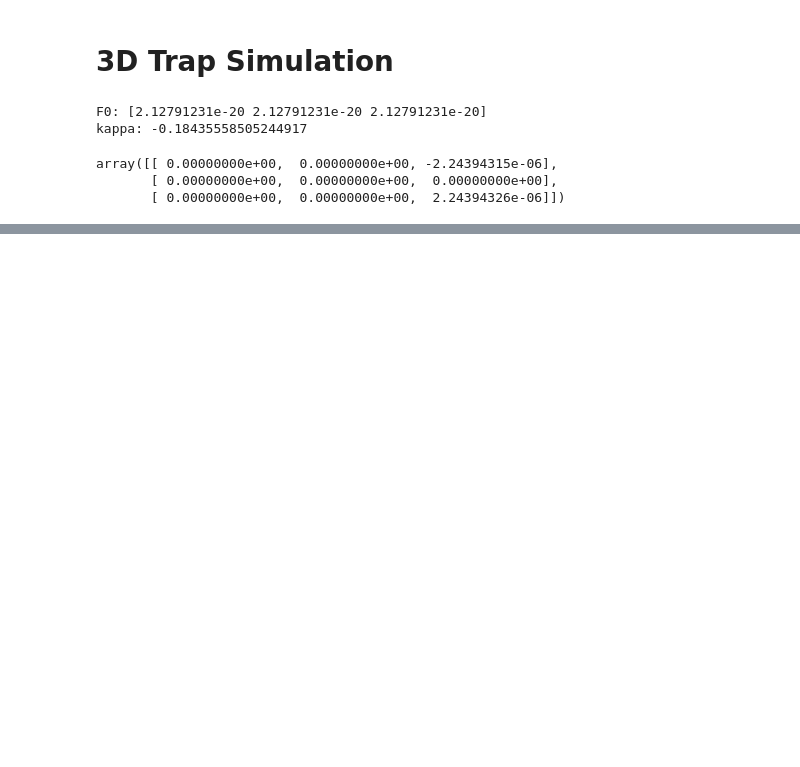
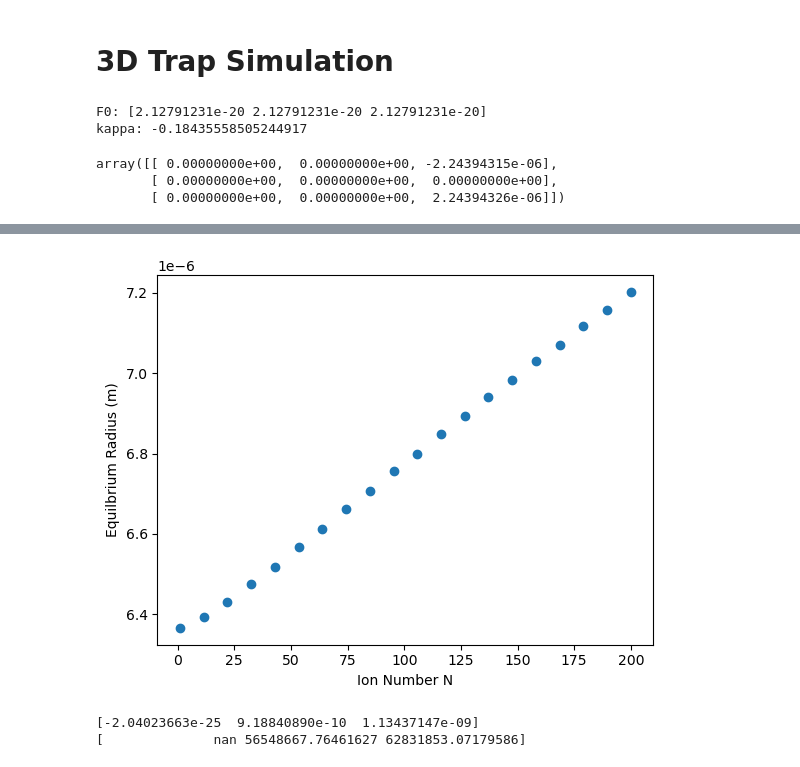
Before and after one commit to code-sc/ion-trap-simulation, a Jupyter notebook: simulation_code.ipynb, the cells around one changed output, grey strips where cells are left out. Cells and saved outputs as stored; diff of their text form; code cells hidden in the pictures; blank space fills up the shorter version.

```diff
--- a/simulation_code.ipynb
+++ b/simulation_code.ipynb
@@ -969,0 +1505,16 @@ plt.show()
+# %%
+# calculate equilibrium radius vs. ion number
+npts = 20
+ns = np.linspace(1, 200, npts)
+radii = np.zeros(npts)
+for i in range(npts):
+    r_eq = get_ring_eq_pos(int(ns[i]))
+    radii[i] = r_eq[0][0]
+# %%
+# plot equilibrium radius vs. ion number
+plt.plot(ns, radii, marker="o", linestyle="")
+plt.xlabel("Ion Number N")
+plt.ylabel("Equilbrium Radius (m)")
+plt.show()
+# %% [output]
+[figure, added]
@@ -969,0 +1608,15 @@ plt.show()
+# %%
+# check eigenmode orthogonality
+
+evals, evecs = get_ring_eigenmodes(n, coord_system="cart")
+# flat_evecs = evecs.reshape((3*n,3*n))
+# # print(efreqs)
+# # for i in range(3*n):
+# #     for j in range(i+1,3*n):
+# #         print(f"{i} {j} {np.dot(flat_evecs[i], flat_evecs[j])}")
+print(evals)
+print(np.sqrt(evals / M_Yb))
+# np.sqrt((e*e) / (4*np.pi*eps0*M_Yb * (4e-6 ** 3)))
+# %% [output]
+[-2.04023663e-25  9.18840890e-10  1.13437147e-09]
+[              nan 56548667.76461627 62831853.07179586]
```
Also changed, not shown: parts of 92 cells of this notebook, 10 other files.
